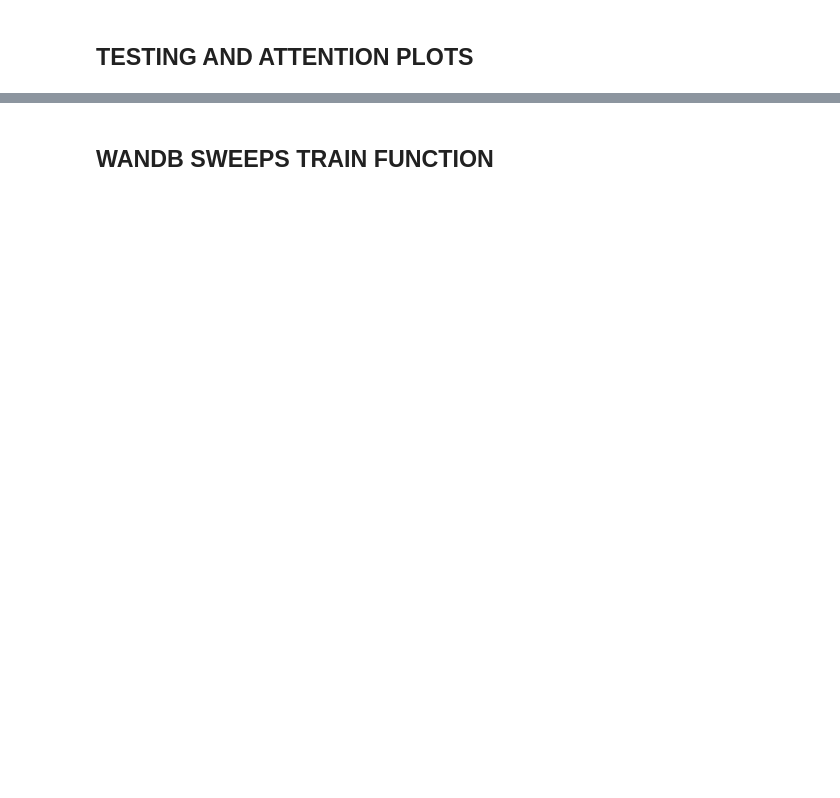
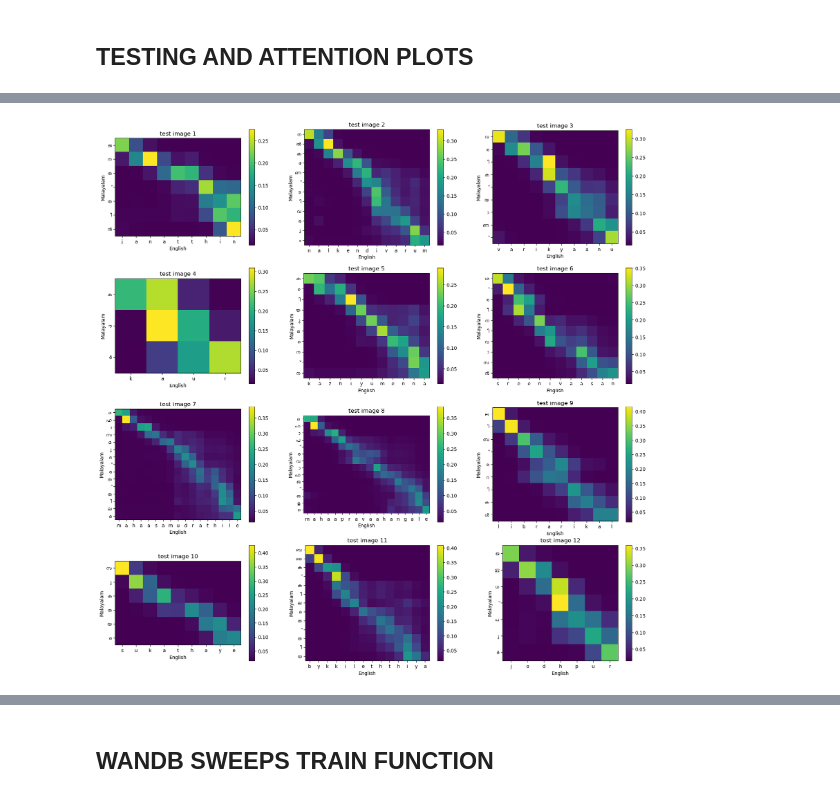
Before and after one commit to TharikH/seq2seq-MachineTranslation, a Jupyter notebook: dl-rnn.ipynb, the cells around one changed output, grey strips where cells are left out. Saved outputs shown, nothing was run; the diff lists cells and outputs as text; code cells hidden in the pictures; blank space fills up the shorter version.

Commit message:
organized correctly

```diff
--- a/dl-rnn.ipynb
+++ b/dl-rnn.ipynb
@@ -387,15 +468,26 @@ class Decoder(nn.Module):
 # %%
 class BeamNode(object):
+    '''
+    Beam search uses this class's object as nodes to store all relevent information
+    '''
     def __init__(self, probability = 1, path_probability = 0, index = 1, hidden = None, cell = None, parent = None):
+        # Probability of this character for predicted
         self.probability = probability
+        # Total probability of the path
         self.path_probability = path_probability
+        # index to store, so can be passed as input
         self.index = index
+        # store the next element
         self.parent = parent
+        # To store the prev hidden
         self.hidden = hidden
+        # To store previous cell in case of lstm
         self.cell = cell
+        # To store path length
         self.length = 0
 
     def __lt__(self, other):
+        # As heapq works on min heap, override less than in a way such that highest pah prob will be taken
         return self.path_probability > other.path_probability
 # %%
 class BeamSearch():
@@ -806,11 +970,17 @@ valid_acc => 0.0
 ## TESTING AND ATTENTION PLOTS
 # %%
 # Get test examples, so we can plot the attention part - heatmap
-# test_input, test_labels = next(iter(test_loader))
-# model.eval()
-# test_output,_weights = model.forward(test_input.to(device), None,False)
+# test_loader = DataLoader(test_dataset,shuffle=True,batch_size=256)
+test_input, test_labels = next(iter(test_loader))
+model.eval()
+# _weights will have attention weights
+test_output,_weights = model.forward(test_input.to(device), None,False)
 # %%
+# Plot heatmaps
+
 def getTicks(test_input, acc_output, data_index):
+
+    # put ticks into array by iterating test input and predicted of test and converting it into english-malayalam combination
     x_t = []
     y_t = []
     for i in range(len(test_input[data_index])):
@@ -822,32 +992,45 @@ def getTicks(test_input, acc_output, data_index):
             y_t.append(malayalam_index_dict[acc_output[data_index][i].item()])
 
     return x_t, y_t
+
 def plotHeatMap(test_input,acc_output,w,num_plots = 12):
+
+    # Create subplots
     fig, ax = plt.subplots(4, 3,figsize=(20, 20))
     _ = plt.setp(ax)
     for data_index in range(num_plots):
 
+        # get ticks
         x_t, y_t = getTicks(test_input, acc_output, data_index)
+
+        # w contains al attention weights for each batches, so take weights batch by batch
         a = w[:,:,data_index]
         a = a.detach().cpu().numpy()
-        a = a[1:len(y_t)+1,1:len(x_t)+1]
+
+        #remove start and end token's weights
+        a = a[1:len(y_t)+1,2:len(x_t)+2]
+
+        # plot 3 subplots per row
+        plt.sca(ax[data_index//3,data_index%3])
+
+        # Heat map using sns library
+#         sns.heatmap(a)
+#         plt.xticks(np.arange(0.5, len(x_t)+0.5), x_t)
+
+        # Anjali dataset to be used as correct font for malayalam in ticks for plot
+#         mal_font = FontProperties(fname = '/kaggle/input/anjali/AnjaliOldLipi-Regular.ttf')
+#         plt.yticks(np.arange(0.5, len(y_t)+0.5), y_t,fontproperties= mal_font)
 
 
-        plt.sca(ax[data_index//3,data_index%3])
+        # Heat map using matplotlib
+        plt.imshow(a, interpolation='nearest')
+        plt.colorbar()
+        plt.xticks(np.arange(0, len(x_t)), x_t)
 
+        # Anjali dataset to be used as correct font for malayalam in ticks for plot
+        mal_font = FontProperties(fname = '/kaggle/input/anjali/AnjaliOldLipi-Regular.ttf')
 
-        sns.heatmap(a)
-        plt.xticks(np.arange(0.5, len(x_t)+0.5), x_t)
-        mal_font = FontProperties(fname = '/kaggle/input/anjali/AnjaliOldLipi-Regular.ttf')
-        plt.yticks(np.arange(0.5, len(y_t)+0.5), y_t,fontproperties= mal_font)
-
-
-
-#         plt.imshow(a,cmap='winter', interpolation='nearest')
-#         plt.colorbar()
-#         plt.xticks(np.arange(0, len(x_t)), x_t)
-#         mal_font = FontProperties(fname = '/kaggle/input/anjali/AnjaliOldLipi-Regular.ttf')
-#         plt.yticks(np.arange(0, len(y_t)), y_t,fontproperties= mal_font)
+        plt.yticks(np.arange(0, len(y_t)), y_t,fontproperties= mal_font)
 
         plt.xlabel('English')
         plt.ylabel('Malayalam')
@@ -855,17 +1038,32 @@ def plotHeatMap(test_input,acc_output,w,num_plots = 12):
 
 
 #         plt.show()
-
+    canvas = plt.gca().figure.canvas
+    canvas.draw()
+    data = np.frombuffer(canvas.tostring_rgb(), dtype=np.uint8)
+    # Save image to store it into wandb logs
+    image = data.reshape(canvas.get_width_height()[::-1] + (3,))
     plt.show()
 
-# if model.use_attention:
-#     acc_output = F.softmax(test_output,dim=2)
-#     acc_output = torch.argmax(acc_output,dim=2)
-#     acc_output.shape
-#     acc_output = acc_output.T
+    return image
 
-#     w =  torch.mean(_weights,axis=2)
+# store it into wandb
 
-#     plotHeatMap(test_input,acc_output,w)
-# else:
-#     print("No Attention => No heatmap")
+wandb.login(key = KEY)
+wandb.init(project = 'dl-assignment-3-final')
+
+if model.use_attention:
+    acc_output = F.softmax(test_output,dim=2)
+    acc_output = torch.argmax(acc_output,dim=2)
+    acc_output.shape
+    acc_output = acc_output.T
+
+    w =  torch.mean(_weights,axis=2)
+
+    image = plotHeatMap(test_input,acc_output,w)
+    wandb.run.name = 'Attention plots'
+    wandb.log({"attention_weights_matplotlib" : [wandb.Image(image,caption="Attention weights_matplotlib")]})
+else:
+    print("No Attention => No heatmap")
+wandb.finish()
+# %% [output]
@@ -871,0 +1100 @@ def plotHeatMap(test_input,acc_output,w,num_plots = 12):
+[figure, added]
```
Also changed, not shown: parts of 28 cells of this notebook.
